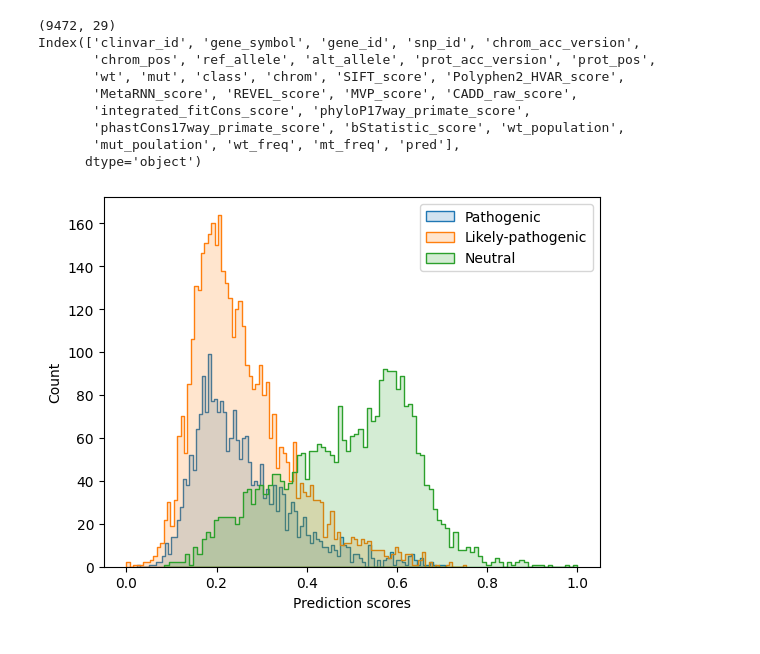
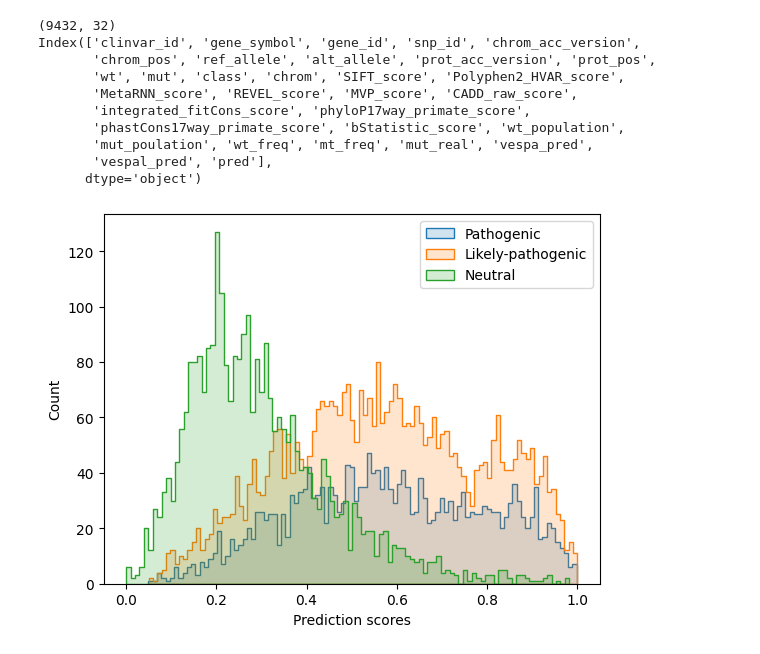
Before and after one commit to akabiraka/variant_effect_analysis, a Jupyter notebook: models/vespa_marquet/test_model_predictions.ipynb, the cells around one changed output. Cells and saved outputs as stored; diff of their text form; code cells hidden in the pictures.

```diff
--- a/models/vespa_marquet/test_model_predictions.ipynb
+++ b/models/vespa_marquet/test_model_predictions.ipynb
@@ -37,7 +37,7 @@ def plot_distribution(result_df, n_samples=None):
 model_dir = "vespa_marquet"
 model_name = "vespa"
 result_df = pd.read_csv(home_dir+f"models/{model_dir}/outputs/{model_name}/pmd/preds_{model_name}_masked.tsv", sep="\t")
-model_pred_col = "pred"
+model_pred_col = "vespa_pred" # vespal_pred, vespa_pred
 result_df["pred"]=(result_df[model_pred_col]-result_df[model_pred_col].min())/(result_df[model_pred_col].max()-result_df[model_pred_col].min()) # scaling prediction scores between [0, 1]
 print(result_df.shape)
 print(result_df.columns)
@@ -82,7 +83,7 @@ def plot_distribution(result_df, n_samples=None):
 model_dir = "vespa_marquet"
 model_name = "vespa"
 result_df = pd.read_csv(home_dir+f"models/{model_dir}/outputs/{model_name}/popu_freq/preds_{model_name}_masked.tsv", sep="\t")
-model_pred_col = "pred"
+model_pred_col = "vespal_pred" # vespal_pred, vespa_pred
 result_df["pred"]=(result_df[model_pred_col]-result_df[model_pred_col].min())/(result_df[model_pred_col].max()-result_df[model_pred_col].min()) # scaling prediction scores between [0, 1]
 print(result_df.shape)
 print(result_df.columns)
@@ -110,34 +112,35 @@ def plot_distribution(result_df, n_samples=None):
     neutral = df[(df["class"]!="Pathogenic") & (df["class"]!="Likely-pathogenic")]
     # print(patho.shape, likelypatho.shape, neutral.shape)
 
     bins = 100 # 20, 100, 500
 
     sns.histplot(patho["pred"], bins=bins, label=f"Pathogenic", element="step", alpha=.2)
     sns.histplot(likelypatho["pred"], bins=bins, label=f"Likely-pathogenic", element="step", alpha=.2)
     sns.histplot(neutral["pred"], bins=bins, label=f"Neutral", element="step", alpha=.2)
 
     plt.legend()
     plt.xlabel("Prediction scores")
     plt.ylabel("Count")
     plt.show()
 
 model_dir = "vespa_marquet"
 model_name = "vespa"
 result_df = pd.read_csv(home_dir+f"models/{model_dir}/outputs/{model_name}/patho/preds_{model_name}_masked.tsv", sep="\t")
-model_pred_col = "pred"
+model_pred_col = "vespal_pred" # vespal_pred, vespa_pred
 result_df["pred"]=(result_df[model_pred_col]-result_df[model_pred_col].min())/(result_df[model_pred_col].max()-result_df[model_pred_col].min()) # scaling prediction scores between [0, 1]
 print(result_df.shape)
 print(result_df.columns)
 result_df["class"].value_counts()
 plot_distribution(result_df, n_samples=None)
 # %% [output]
-(9472, 29)
+(9432, 32)
 Index(['clinvar_id', 'gene_symbol', 'gene_id', 'snp_id', 'chrom_acc_version',
        'chrom_pos', 'ref_allele', 'alt_allele', 'prot_acc_version', 'prot_pos',
        'wt', 'mut', 'class', 'chrom', 'SIFT_score', 'Polyphen2_HVAR_score',
        'MetaRNN_score', 'REVEL_score', 'MVP_score', 'CADD_raw_score',
        'integrated_fitCons_score', 'phyloP17way_primate_score',
        'phastCons17way_primate_score', 'bStatistic_score', 'wt_population',
-       'mut_poulation', 'wt_freq', 'mt_freq', 'pred'],
+       'mut_poulation', 'wt_freq', 'mt_freq', 'mut_real', 'vespa_pred',
+       'vespal_pred', 'pred'],
       dtype='object')
-[figure, old version]
+[figure, new version]
```
Also changed, not shown: parts of 2 cells of this notebook, 5 other files.
